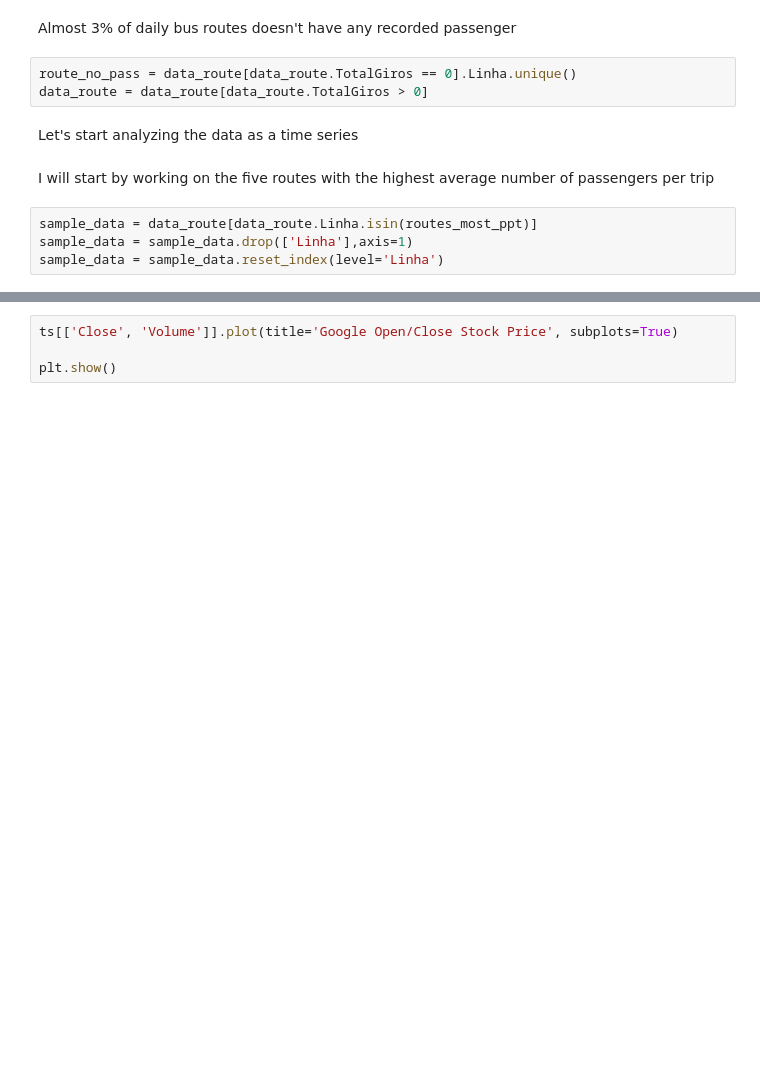
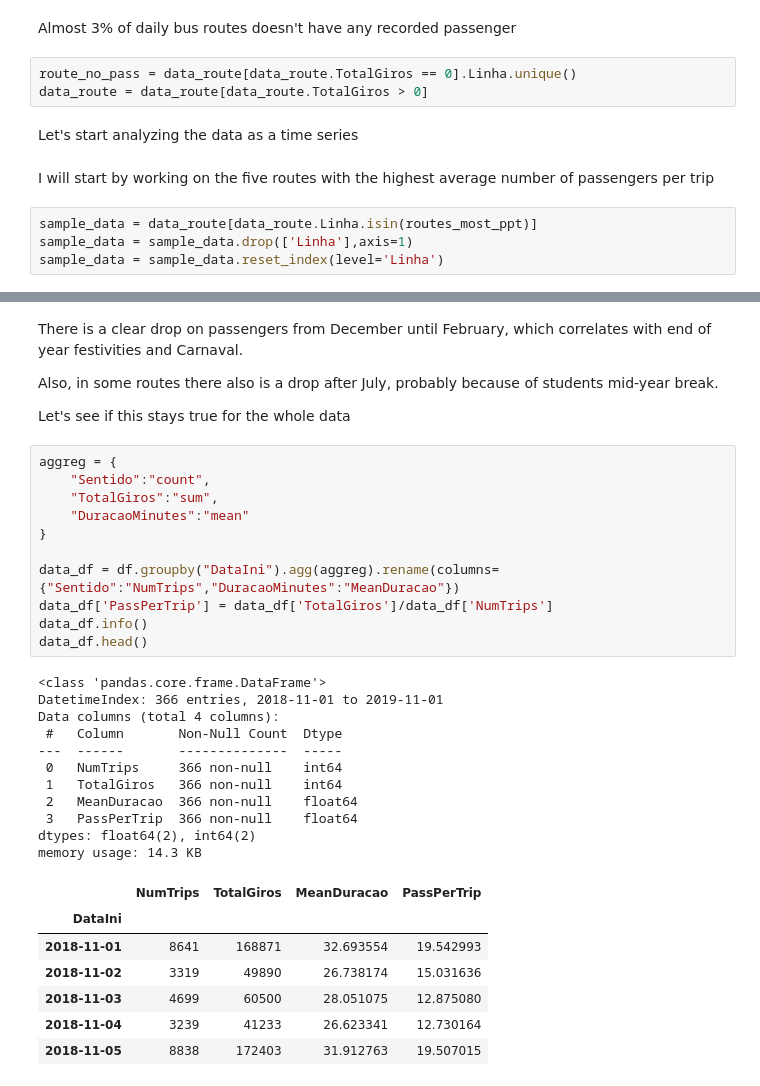
Before and after one commit to afego/ppgc-uff-machine-learning, a Jupyter notebook: florianopolis-bus/floripa-bus.ipynb, the cells around one changed output, grey strips where cells are left out. Cells and saved outputs as stored; diff of their text form; blank space fills up the shorter version.

```diff
--- a/florianopolis-bus/floripa-bus.ipynb
+++ b/florianopolis-bus/floripa-bus.ipynb
@@ -482,4 +460,36 @@ memory usage: 189.6+ MB
-# %%
-ts[['Close', 'Volume']].plot(title='Google Open/Close Stock Price', subplots=True)
-
-plt.show()
+# %% [markdown]
+There is a clear drop on passengers from December until February, which correlates with end of year festivities and Carnaval.
+
+Also, in some routes there also is a drop after July, probably because of students mid-year break.
+
+Let's see if this stays true for the whole data
+# %%
+aggreg = {
+    "Sentido":"count",
+    "TotalGiros":"sum",
+    "DuracaoMinutes":"mean"
+}
+
+data_df = df.groupby("DataIni").agg(aggreg).rename(columns={"Sentido":"NumTrips","DuracaoMinutes":"MeanDuracao"})
+data_df['PassPerTrip'] = data_df['TotalGiros']/data_df['NumTrips']
+data_df.info()
+data_df.head()
+# %% [output]
+<class 'pandas.core.frame.DataFrame'>
+DatetimeIndex: 366 entries, 2018-11-01 to 2019-11-01
+Data columns (total 4 columns):
+ #   Column       Non-Null Count  Dtype
+---  ------       --------------  -----
+ 0   NumTrips     366 non-null    int64
+ 1   TotalGiros   366 non-null    int64
+ 2   MeanDuracao  366 non-null    float64
+ 3   PassPerTrip  366 non-null    float64
+dtypes: float64(2), int64(2)
+memory usage: 14.3 KB
+|  | NumTrips | TotalGiros | MeanDuracao | PassPerTrip |
+| DataIni |  |  |  |  |
+| 2018-11-01 | 8641 | 168871 | 32.693554 | 19.542993 |
+| 2018-11-02 | 3319 | 49890 | 26.738174 | 15.031636 |
+| 2018-11-03 | 4699 | 60500 | 28.051075 | 12.875080 |
+| 2018-11-04 | 3239 | 41233 | 26.623341 | 12.730164 |
+| 2018-11-05 | 8838 | 172403 | 31.912763 | 19.507015 |
```
Also changed, not shown: parts of 10 cells of this notebook.
